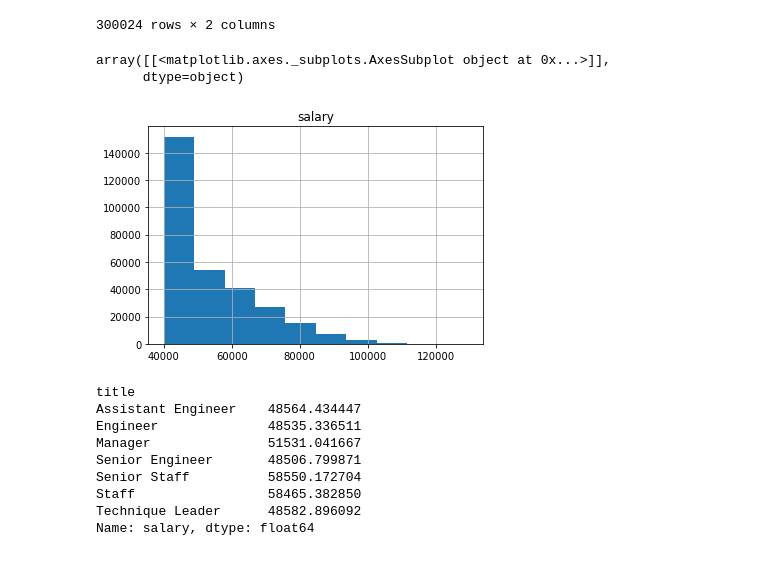
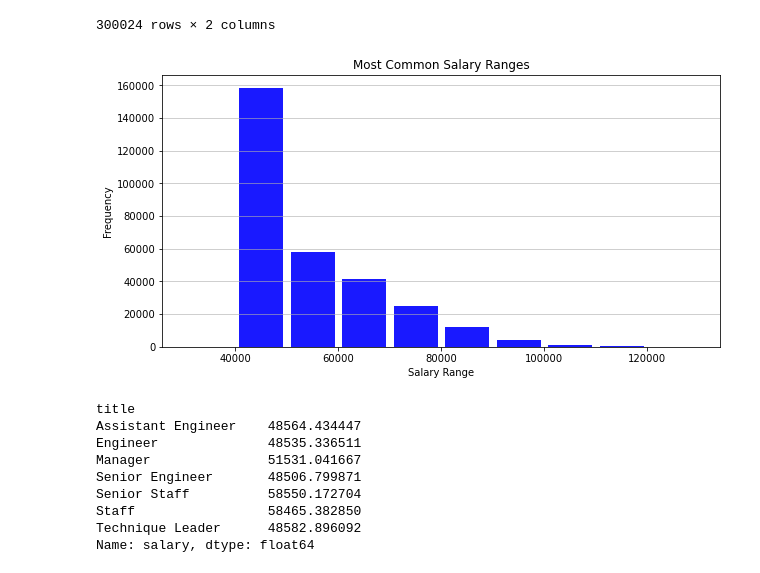
Before and after one commit to Kinnaribadal/sql-challenge, a Jupyter notebook: EmployeeSQL/bonus_analysis.ipynb, the cells around one changed output. Cells and saved outputs as stored; diff of their text form; code cells hidden in the pictures.

```diff
--- a/EmployeeSQL/bonus_analysis.ipynb
+++ b/EmployeeSQL/bonus_analysis.ipynb
@@ -87,8 +87,8 @@ emp_sal_title
 | 300023 | 111784 | m0001 | 1956-06-14 | Marjo | Giarratana | F | 1988-02-12 | 40000 | m0001 | Manager |
 300024 rows × 10 columns
 # %%
-salary_analysis = emp_sal_title[["salary", "title"]]
-salary_analysis
+salary_df = emp_sal_title[["salary", "title"]]
+salary_df
 # %% [output]
 |  | salary | title |
 | 0 | 40000 | Staff |
@@ -103,12 +103,17 @@ salary_analysis
 | 300022 | 40000 | Manager |
 | 300023 | 40000 | Manager |
 300024 rows × 2 columns
-# %%
-salary_analysis.hist(column='salary')
-# %% [output]
-array([[<matplotlib.axes._subplots.AxesSubplot object at 0x...>]],
-      dtype=object)
-[figure, removed]
+# %%
+plt.figure(figsize=(10,5))
+bins = [30000, 40000, 50000, 60000, 70000, 80000, 90000, 100000, 110000, 120000, 130000]
+plt.hist(x=salary_df["salary"], bins = bins, color = 'b', alpha=0.9, rwidth=0.85)
+plt.grid(axis='y', alpha=0.75)
+plt.xlabel('Salary Range')
+plt.ylabel('Frequency')
+plt.title('Most Common Salary Ranges')
+plt.show()
+# %% [output]
+[figure, added]
 # %%
 salary_data = salary_analysis.groupby("title").mean()["salary"]
 salary_data
```
